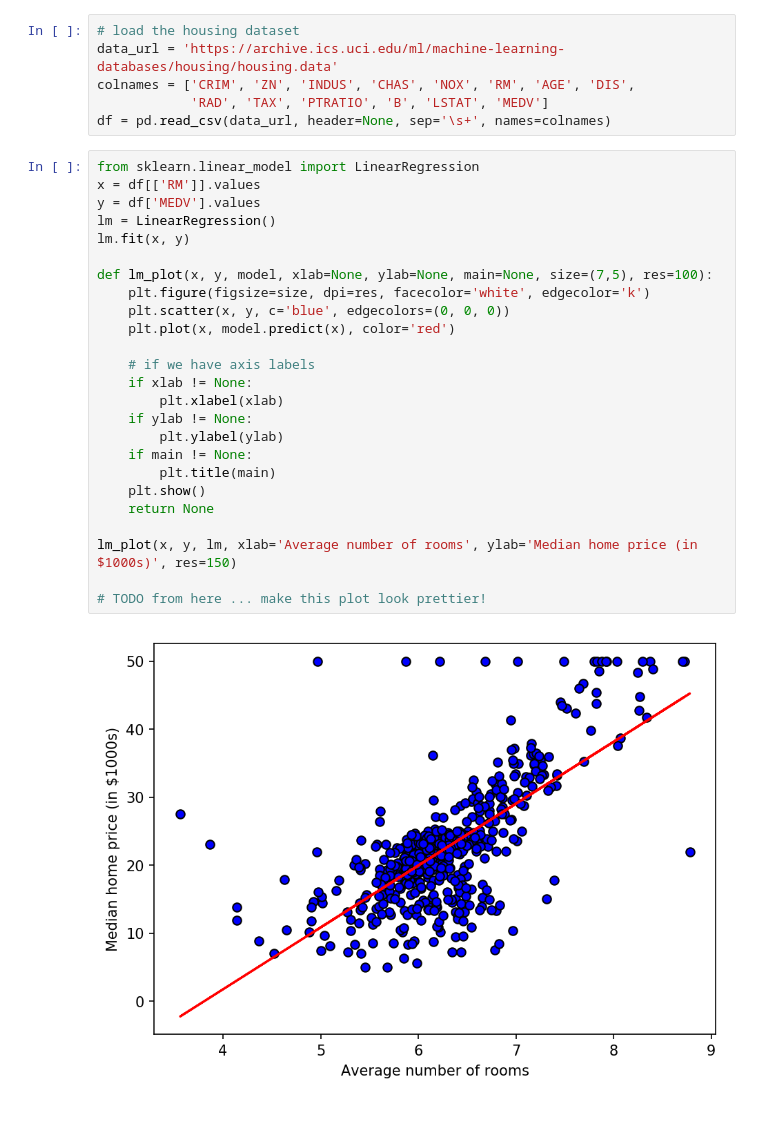
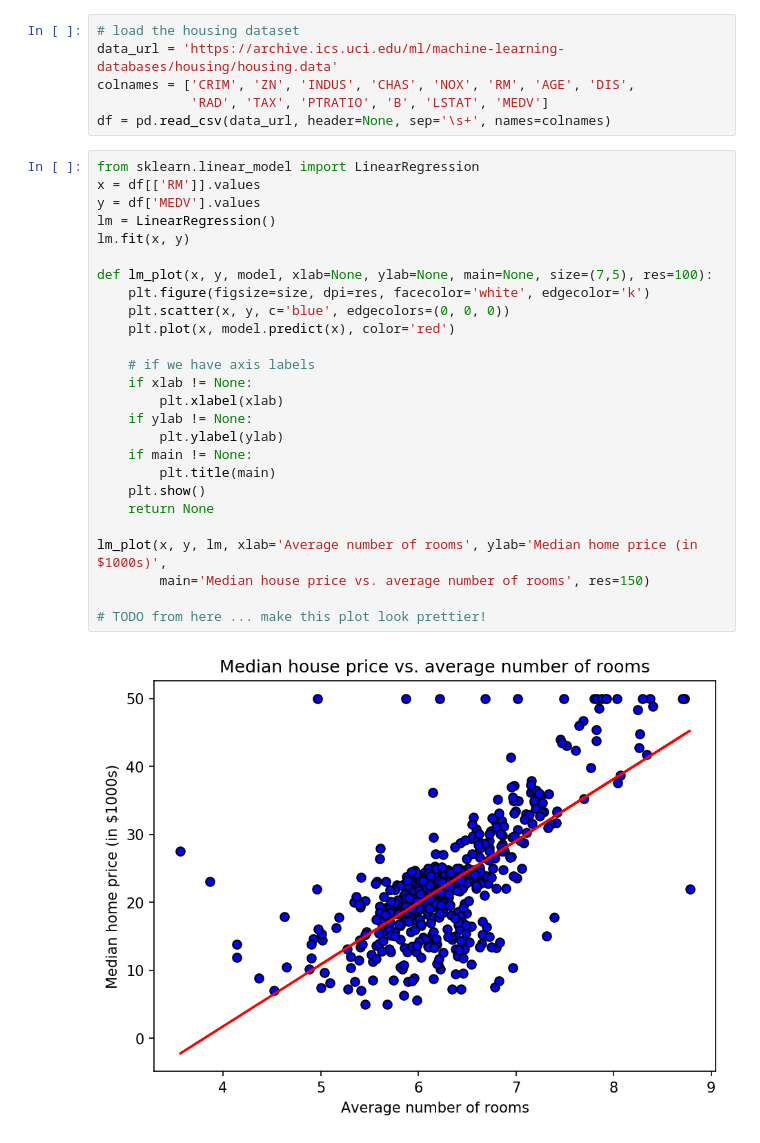
Before and after one commit to bhlmn/ds, a Jupyter notebook: docs/ml/prediction/linear_regression.ipynb, the cells around one changed output. Cells and saved outputs as stored; diff of their text form; blank space fills up the shorter version.

```diff
--- a/docs/ml/prediction/linear_regression.ipynb
+++ b/docs/ml/prediction/linear_regression.ipynb
@@ -16,27 +16,28 @@ df = pd.read_csv(data_url, header=None, sep='\s+', names=colnames)
 # %%
 from sklearn.linear_model import LinearRegression
 x = df[['RM']].values
 y = df['MEDV'].values
 lm = LinearRegression()
 lm.fit(x, y)
 
 def lm_plot(x, y, model, xlab=None, ylab=None, main=None, size=(7,5), res=100):
     plt.figure(figsize=size, dpi=res, facecolor='white', edgecolor='k')
     plt.scatter(x, y, c='blue', edgecolors=(0, 0, 0))
     plt.plot(x, model.predict(x), color='red')
 
     # if we have axis labels
     if xlab != None:
         plt.xlabel(xlab)
     if ylab != None:
         plt.ylabel(ylab)
     if main != None:
         plt.title(main)
     plt.show()
     return None
 
-lm_plot(x, y, lm, xlab='Average number of rooms', ylab='Median home price (in $1000s)', res=150)
+lm_plot(x, y, lm, xlab='Average number of rooms', ylab='Median home price (in $1000s)',
+        main='Median house price vs. average number of rooms', res=150)
 
 # TODO from here ... make this plot look prettier!
 # %% [output]
-[figure, old version]
+[figure, new version]
```
